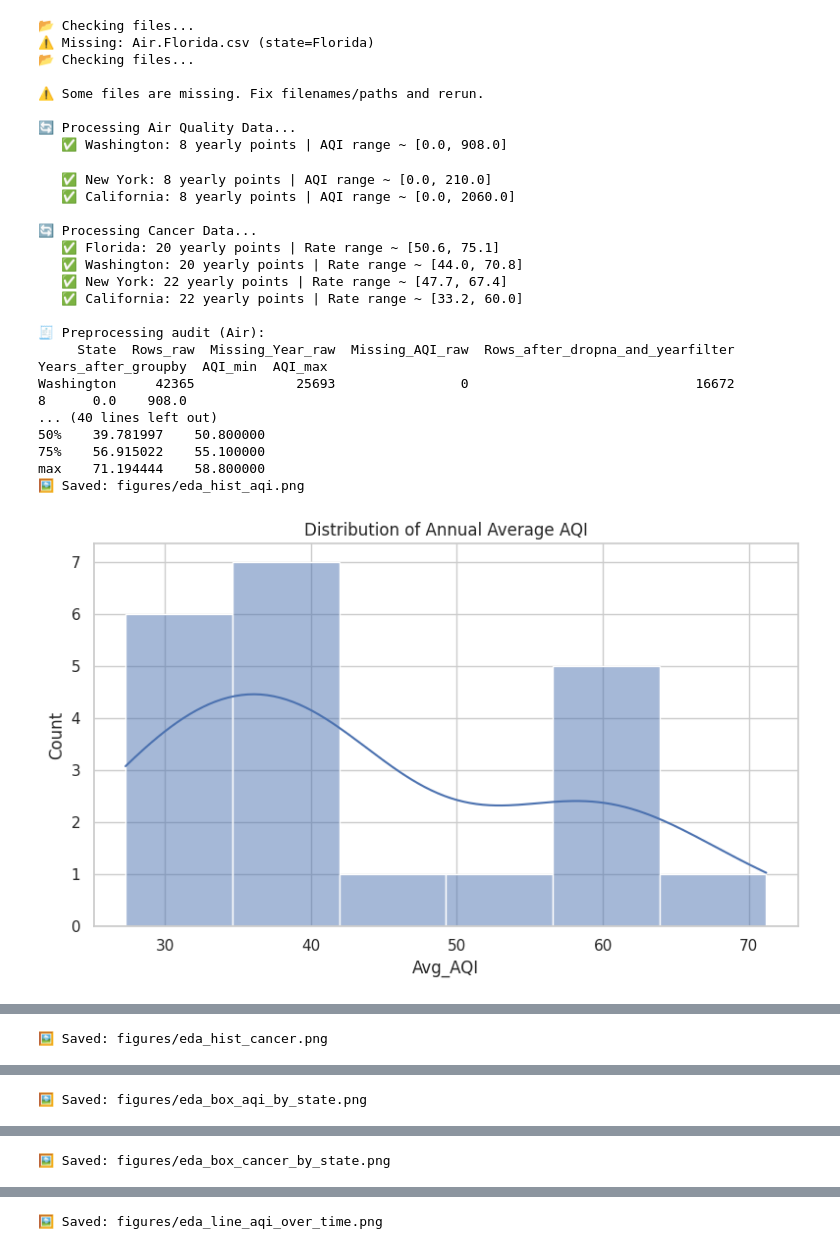
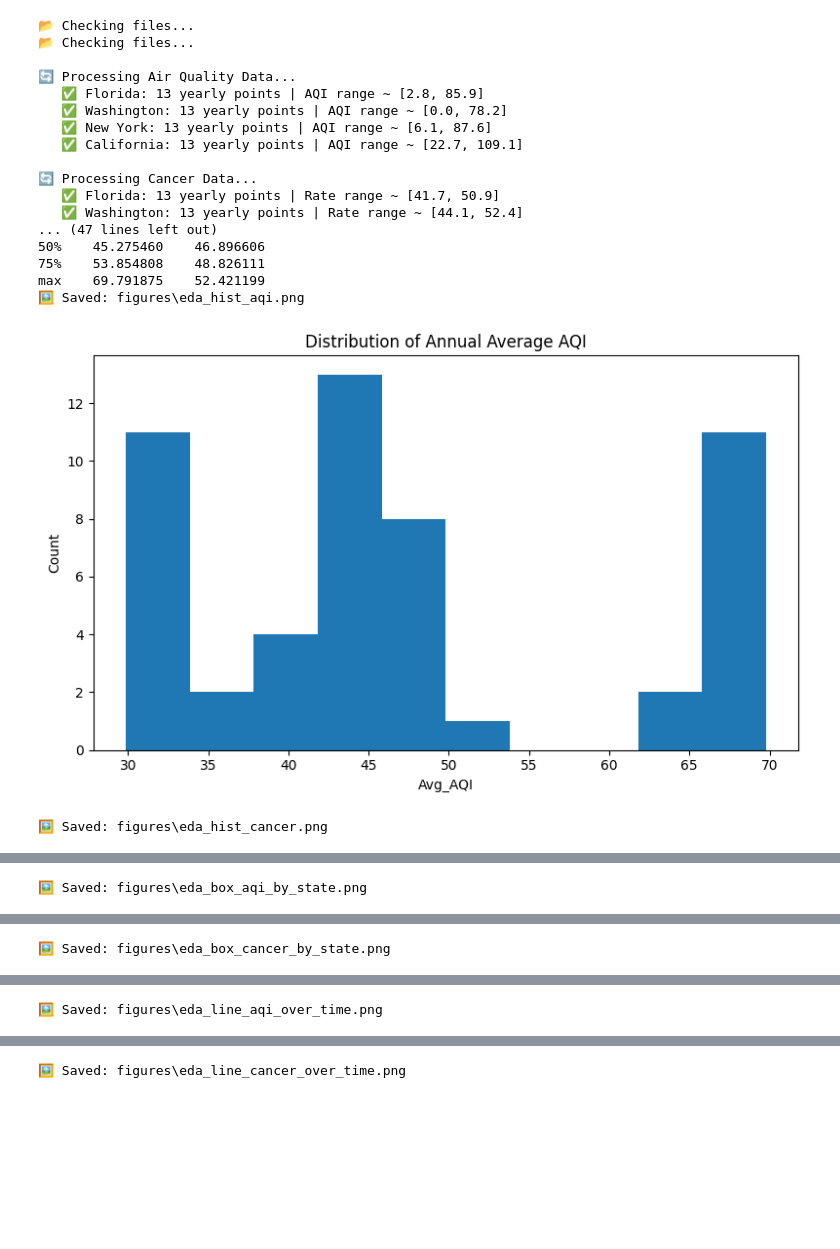
Before and after one commit to CanYuzbey/DSA210_CanY-zbey_Project, a Jupyter notebook: analysis.ipynb, the cells around one changed output, grey strips where cells are left out. Drawn from its saved outputs; the diff is of its cells as text; code cells hidden in the pictures; blank space fills up the shorter version.

Commit message:
Initial commit: Professionalized Data Science Project with Modular Structure and Tests

```diff
--- a/analysis.ipynb
+++ b/analysis.ipynb
@@ -18,17 +18,17 @@ from scipy.stats import pearsonr, spearmanr
 # 0) Config
 # -----------------------------
 air_files = {
-    "Florida": "Air.Florida.csv",
-    "Washington": "Air.Washington.csv",
-    "New York": "Air.NewYork.csv",
-    "California": "Air.California.csv",
+    "Florida": "data/air/Air.Florida.csv",
+    "Washington": "data/air/Air.Washington.csv",
+    "New York": "data/air/Air.NewYork.csv",
+    "California": "data/air/Air.California.csv",
 }
 
 cancer_files = {
-    "Florida": "Cancer.Florida.csv",
-    "Washington": "Cancer.Washington.csv",
-    "New York": "Cancer.NewYork.csv",
-    "California": "Cancer.California.csv",
+    "Florida": "data/cancer/Cancer.Florida.csv",
+    "Washington": "data/cancer/Cancer.Washington.csv",
+    "New York": "data/cancer/Cancer.NewYork.csv",
+    "California": "data/cancer/Cancer.California.csv",
 }
 
 MIN_YEAR = 2010
@@ -404,54 +404,45 @@ if __name__ == "__main__":
     if not (ok1 and ok2):
         print("\n⚠️ Some files are missing. Fix filenames/paths and rerun.")
 
     # 2) Load data
     df_air, air_audit = load_air_data()
     df_cancer, cancer_audit = load_cancer_data()
 
     # 3) Print preprocessing audits (this is what graders want to see)
     print("\n🧾 Preprocessing audit (Air):")
     print(air_audit.to_string(index=False))
 
     print("\n🧾 Preprocessing audit (Cancer):")
     print(cancer_audit.to_string(index=False))
 
     # 4) Merge + checks
     df_final = merge_and_check(df_air, df_cancer)
 
     # 5) EDA
     run_eda(df_final)
 
     # 6) Stats with p-values
     pearson_r, pearson_p, pearson_ci, spearman_rho, spearman_p = run_stats(df_final)
 
     # 7) Final plot (saved)
     final_scatter(df_final, pearson_r, pearson_p)
-
-    print("\n✅ Done. You can embed the saved figures from the 'figures/' folder into your README.")
 # %% [output]
 📂 Checking files...
-⚠️ Missing: Air.Florida.csv (state=Florida)
 📂 Checking files...
 
-⚠️ Some files are missing. Fix filenames/paths and rerun.
+🔄 Processing Air Quality Data...
+   ✅ Florida: 13 yearly points | AQI range ~ [2.8, 85.9]
+   ✅ Washington: 13 yearly points | AQI range ~ [0.0, 78.2]
+   ✅ New York: 13 yearly points | AQI range ~ [6.1, 87.6]
+   ✅ California: 13 yearly points | AQI range ~ [22.7, 109.1]
 
-🔄 Processing Air Quality Data...
-   ✅ Washington: 8 yearly points | AQI range ~ [0.0, 908.0]
+🔄 Processing Cancer Data...
+   ✅ Florida: 13 yearly points | Rate range ~ [41.7, 50.9]
+   ✅ Washington: 13 yearly points | Rate range ~ [44.1, 52.4]
+... (47 lines left out)
+50%    45.275460    46.896606
+75%    53.854808    48.826111
+max    69.791875    52.421199
+🖼️ Saved: figures\eda_hist_aqi.png
+[figure, new version]
-   ✅ New York: 8 yearly points | AQI range ~ [0.0, 210.0]
-   ✅ California: 8 yearly points | AQI range ~ [0.0, 2060.0]
-
-🔄 Processing Cancer Data...
-   ✅ Florida: 20 yearly points | Rate range ~ [50.6, 75.1]
-   ✅ Washington: 20 yearly points | Rate range ~ [44.0, 70.8]
-   ✅ New York: 22 yearly points | Rate range ~ [47.7, 67.4]
-   ✅ California: 22 yearly points | Rate range ~ [33.2, 60.0]
-
-🧾 Preprocessing audit (Air):
-     State  Rows_raw  Missing_Year_raw  Missing_AQI_raw  Rows_after_dropna_and_yearfilter  Years_after_groupby  AQI_min  AQI_max
-Washington     42365             25693                0                             16672                    8      0.0    908.0
-... (40 lines left out)
-50%    39.781997    50.800000
-75%    56.915022    55.100000
-max    71.194444    58.800000
-🖼️ Saved: figures/eda_hist_aqi.png
+🖼️ Saved: figures\eda_hist_cancer.png
-[figure, old version]
@@ -458 +450 @@ max    71.194444    58.800000
-🖼️ Saved: figures/eda_hist_cancer.png
+🖼️ Saved: figures\eda_box_aqi_by_state.png
@@ -460 +452 @@ max    71.194444    58.800000
-🖼️ Saved: figures/eda_box_aqi_by_state.png
+🖼️ Saved: figures\eda_box_cancer_by_state.png
@@ -462 +454 @@ max    71.194444    58.800000
-🖼️ Saved: figures/eda_box_cancer_by_state.png
+🖼️ Saved: figures\eda_line_aqi_over_time.png
@@ -464 +456 @@ max    71.194444    58.800000
-🖼️ Saved: figures/eda_line_aqi_over_time.png
+🖼️ Saved: figures\eda_line_cancer_over_time.png
```
Also changed, not shown: parts of 1 cell of this notebook, 25 other files.
